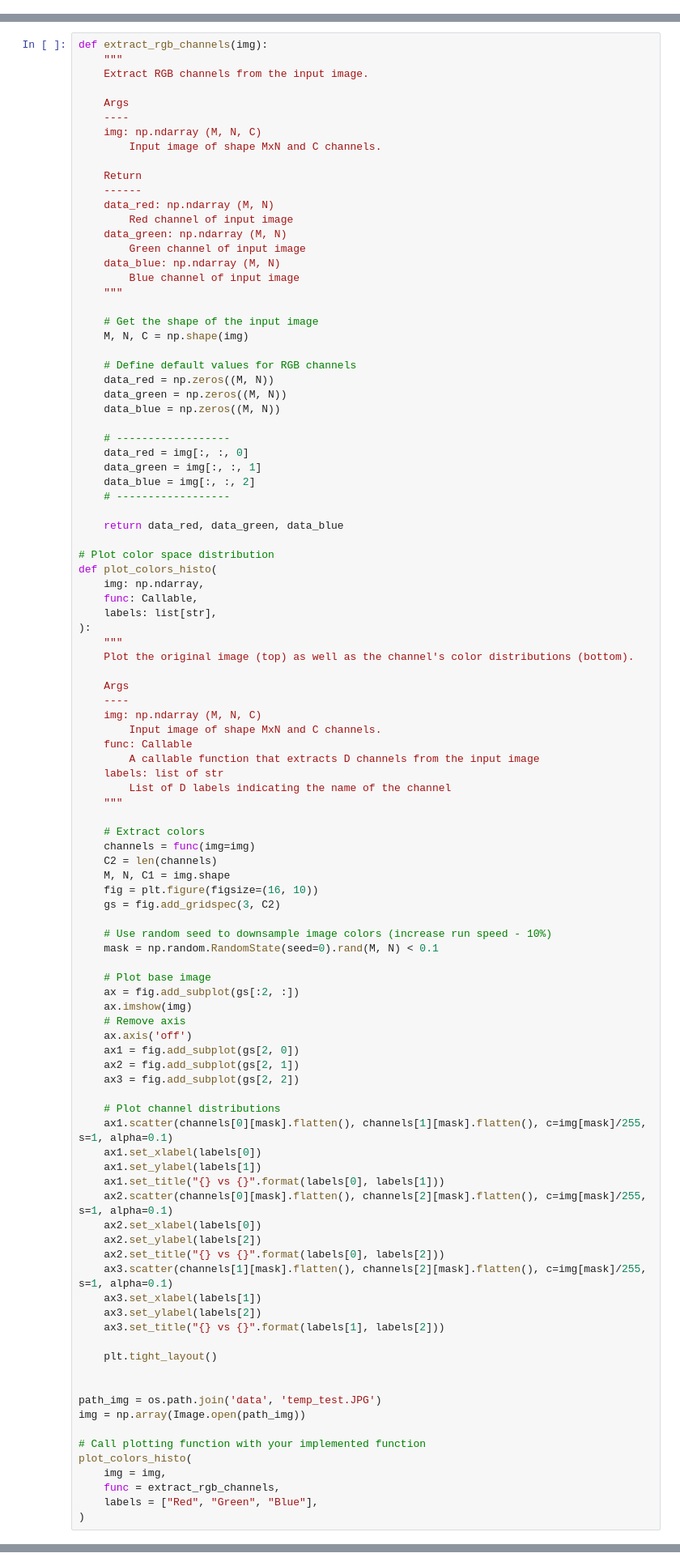
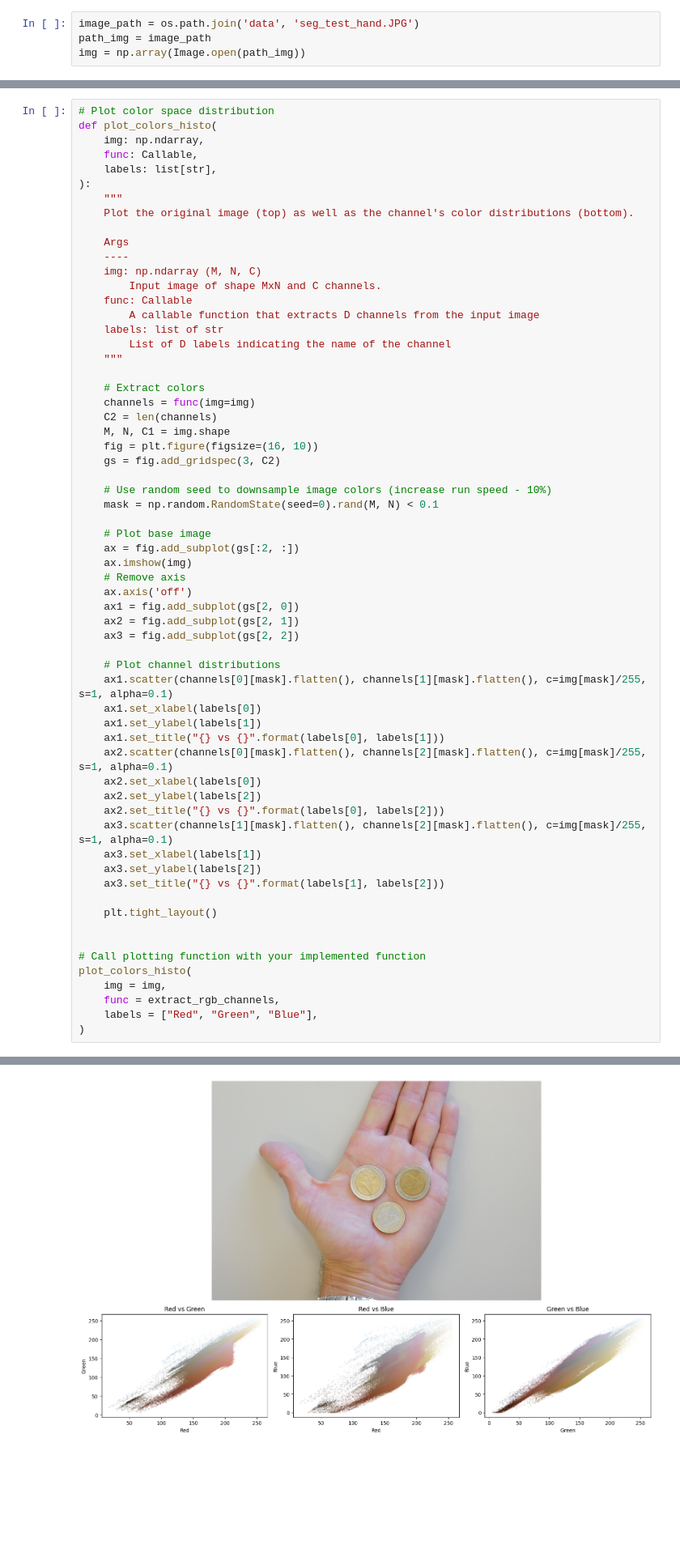
Before and after one commit to Tachi-67/iapr24-final-project, a Jupyter notebook: classify.ipynb, the cells around one changed output, grey strips where cells are left out. Shown at 81% size. Saved outputs shown, nothing was run; the diff lists cells and outputs as text; blank space fills up the shorter version.

Commit message:
segment test

```diff
--- a/classify.ipynb
+++ b/classify.ipynb
@@ -19,0 +9,4 @@ image_path = os.path.join('data', 'temp_test.JPG')
+# %%
+image_path = os.path.join('data', 'seg_test_hand.JPG')
+path_img = image_path
+img = np.array(Image.open(path_img))
@@ -20,39 +48,4 @@ image_path = os.path.join('data', 'temp_test.JPG')
 # %%
-def extract_rgb_channels(img):
-    """
-    Extract RGB channels from the input image.
-
-    Args
-    ----
-    img: np.ndarray (M, N, C)
-        Input image of shape MxN and C channels.
-
-    Return
-    ------
-    data_red: np.ndarray (M, N)
-        Red channel of input image
-    data_green: np.ndarray (M, N)
-        Green channel of input image
-    data_blue: np.ndarray (M, N)
-        Blue channel of input image
-    """
-
-    # Get the shape of the input image
-    M, N, C = np.shape(img)
-
-    # Define default values for RGB channels
-    data_red = np.zeros((M, N))
-    data_green = np.zeros((M, N))
-    data_blue = np.zeros((M, N))
-
-    # ------------------
-    data_red = img[:, :, 0]
-    data_green = img[:, :, 1]
-    data_blue = img[:, :, 2]
-    # ------------------
-
-    return data_red, data_green, data_blue
-
 # Plot color space distribution
 def plot_colors_histo(
     img: np.ndarray,
@@ -108,9 +101,6 @@ def plot_colors_histo(
     plt.tight_layout()
 
 
-path_img = os.path.join('data', 'temp_test.JPG')
-img = np.array(Image.open(path_img))
-
 # Call plotting function with your implemented function
 plot_colors_histo(
     img = img,
@@ -122,0 +111 @@ KeyboardInterrupt:
+[figure, added]
```
Also changed, not shown: parts of 6 cells of this notebook, 1 other file.
